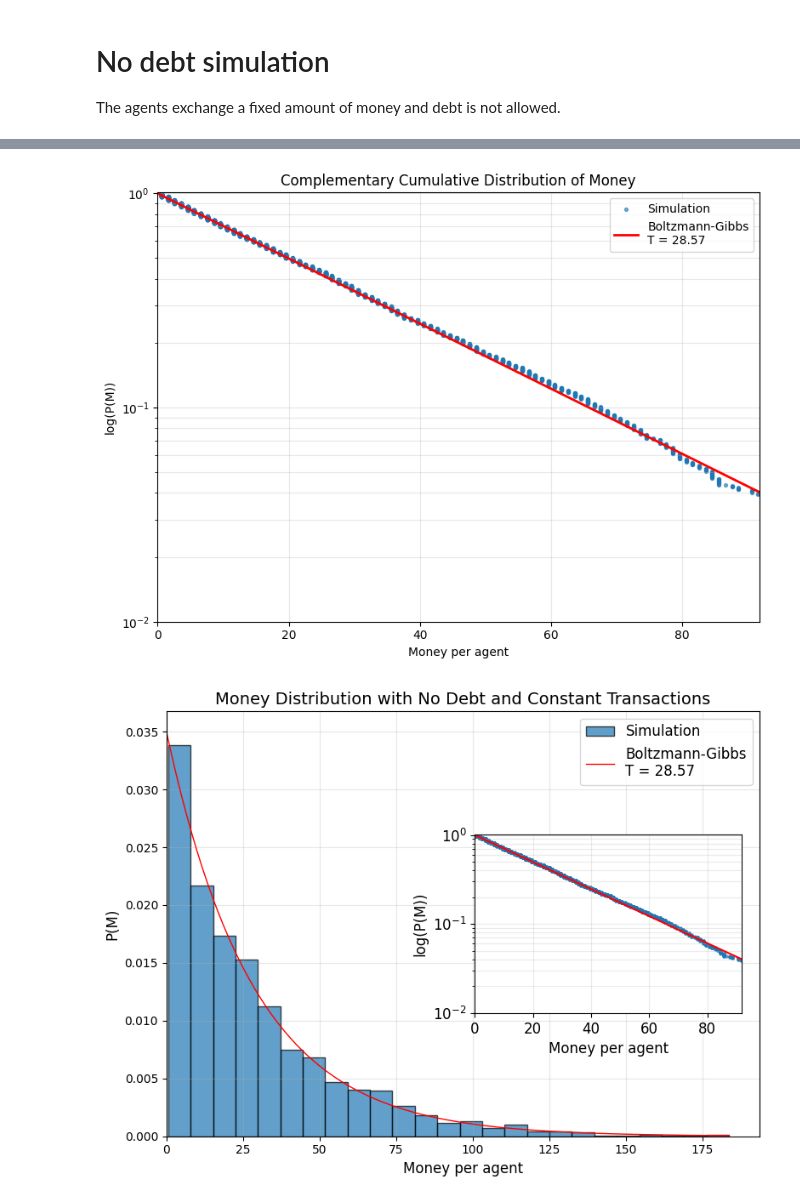
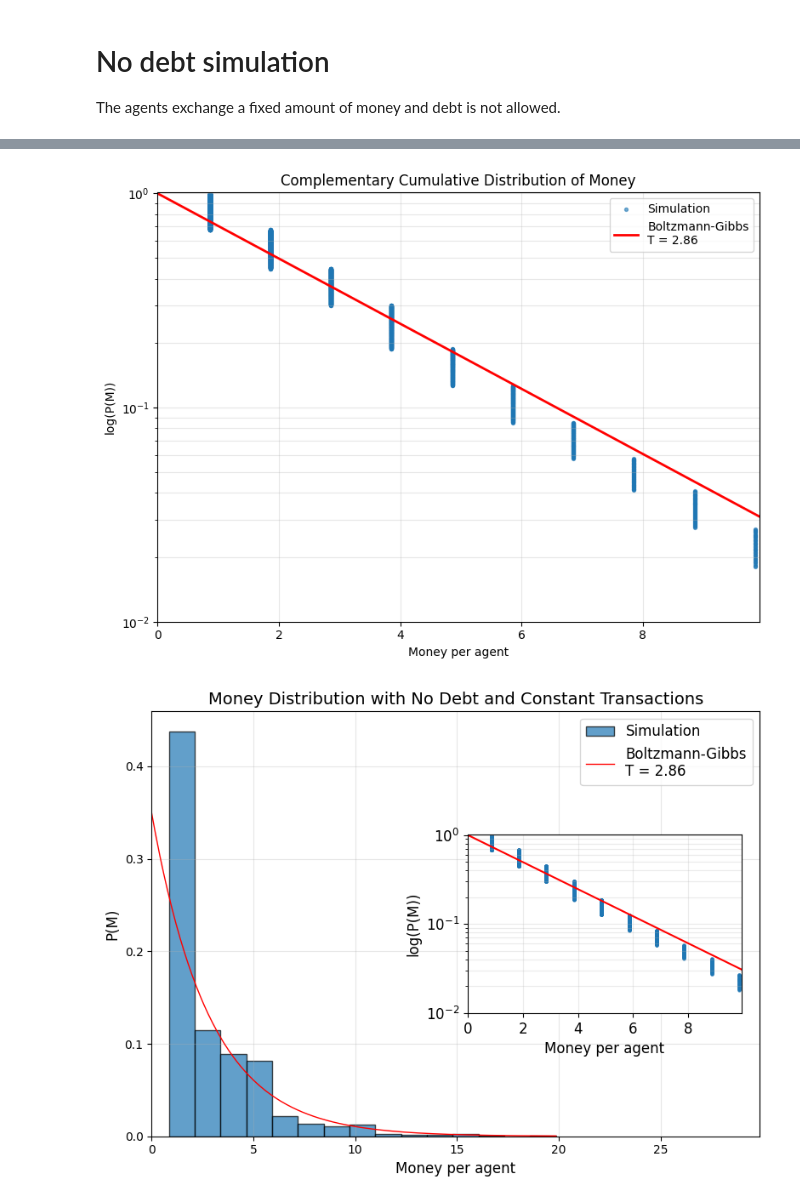
Before and after one commit to giacomells/Statistical-Mechanics-of-Money, a Jupyter notebook: NoDebt.ipynb, the cells around one changed output, grey strips where cells are left out. Saved outputs shown, nothing was run; the diff lists cells and outputs as text; code cells hidden in the pictures.

```diff
--- a/NoDebt.ipynb
+++ b/NoDebt.ipynb
@@ -7,7 +7,7 @@ import matplotlib.pyplot as plt
 import numpy as np
 # %%
 N = 3500
-M = 10e4
+M = 10e3
 steps = 10e6
 
 
@@ -96,14 +96,14 @@ ax.set_ylim(1e-2, 1.01)  # Set y-axis limits for better visibility
 plt.tight_layout()
 plt.show()
 # %% [output]
-[figure, old version]
+[figure, new version]
 # %%
 fig, ax = plt.subplots(figsize=(8, 6))
 
 # First plot: histogram and Boltzmann-Gibbs distribution
 ax.hist(
     agents,
-    bins=25,
+    bins=15,
     density=True,
     alpha=0.7,
     edgecolor="black",
@@ -127,31 +127,31 @@ ax.set_xlim(0, agents.max() + 10)
 
 # Second plot as a small overlay, centered vertically and shifted right
 inset = ax.inset_axes([0.52, 0.29, 0.45, 0.42])
 
 inset.scatter(
     sorted_agents,
     probability,
     s=5,
     alpha=0.6,
     color="tab:blue"
 )
 
 inset.plot(
     x_fit,
     np.exp(-x_fit / T),
     "r-",
     linewidth=1.5
 )
 
 inset.set_yscale("log")
 inset.set_xlim(0, agents.max() / 2)
 inset.set_ylim(1e-2, 1.01)
 inset.set_xlabel("Money per agent", fontsize=12)
 inset.set_ylabel("log(P(M))", fontsize=12)
 inset.tick_params(axis="both", labelsize=12)
 inset.grid(which="both", alpha=0.25)
 
 plt.tight_layout()
 plt.show()
 # %% [output]
-[figure, old version]
+[figure, new version]
```
Also changed, not shown: parts of 2 cells of this notebook, 8 other files.
